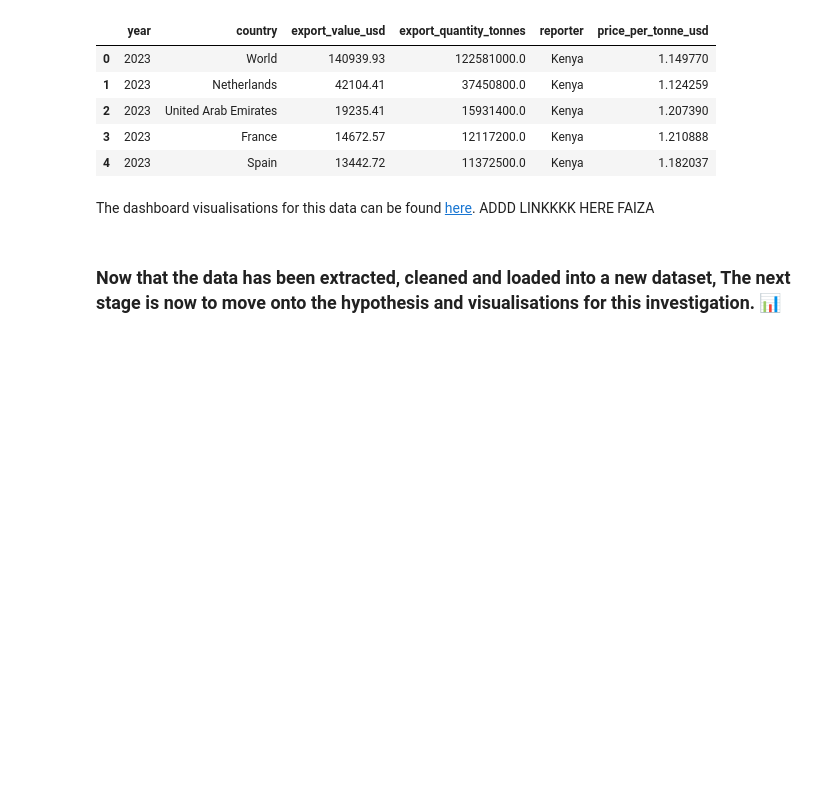
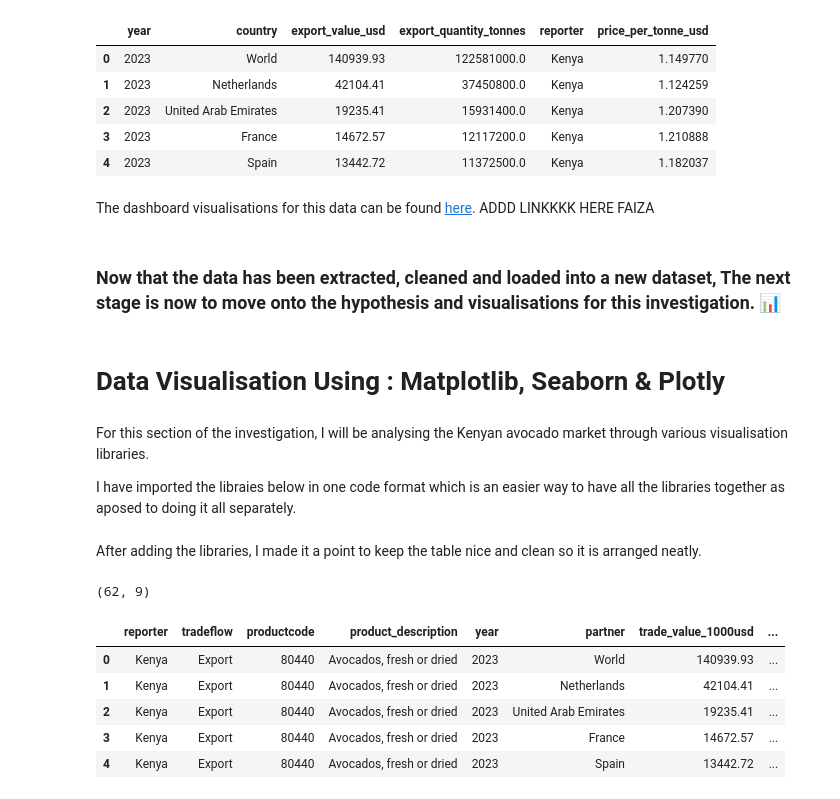
Before and after one commit to Fazestar01/Avocado-Exports-from-Kenya, a Jupyter notebook: jupyter_notebooks/kenyan-avocado-investigation.ipynb, the cells around one changed output. Cells and saved outputs as stored; diff of their text form; code cells hidden in the pictures; blank space fills up the shorter version.

```diff
--- a/jupyter_notebooks/kenyan-avocado-investigation.ipynb
+++ b/jupyter_notebooks/kenyan-avocado-investigation.ipynb
@@ -154,3 +160,9 @@ df.head()
 The dashboard visualisations for this data can be found [here](https://public.tableau.com/app/profile/kaori.ikarashi/viz/CarPriceAnalysis_17501618237170/Story1?publish=yes). ADDD LINKKKK HERE FAIZA
 # %% [markdown]
 ### Now that the data has been extracted, cleaned and loaded into a new dataset, The next stage is now to move onto the hypothesis and visualisations for this investigation. 📊
+# %% [markdown]
+# Data Visualisation Using : Matplotlib, Seaborn & Plotly
+# %% [markdown]
+For this section of the investigation, I will be analysing the Kenyan avocado market through various visualisation libraries.
+
+I have imported the libraies below in one code format which is an easier way to have all the libraries together as aposed to doing it all separately.
@@ -156,0 +174,23 @@ The dashboard visualisations for this data can be found [here](https://public.ta
+# %% [markdown]
+After adding the libraries, I made it a point to keep the table nice and clean so it is arranged neatly.
+# %%
+# Optional: display charts inside notebook
+%matplotlib inline
+
+# Read the dataset
+df = pd.read_csv("../data/raw/kenyan-avocados-guide-2023.csv")
+
+# Clean column names (if not already done)
+df.columns = df.columns.str.strip().str.lower().str.replace(' ', '_')
+
+# View basic info
+print(df.shape)
+df.head()
+# %% [output]
+(62, 9)
+|  | reporter | tradeflow | productcode | product_description | year | partner | trade_value_1000usd | ... |
+| 0 | Kenya | Export | 80440 | Avocados, fresh or dried | 2023 | World | 140939.93 | ... |
+| 1 | Kenya | Export | 80440 | Avocados, fresh or dried | 2023 | Netherlands | 42104.41 | ... |
+| 2 | Kenya | Export | 80440 | Avocados, fresh or dried | 2023 | United Arab Emirates | 19235.41 | ... |
+| 3 | Kenya | Export | 80440 | Avocados, fresh or dried | 2023 | France | 14672.57 | ... |
+| 4 | Kenya | Export | 80440 | Avocados, fresh or dried | 2023 | Spain | 13442.72 | ... |
```
Also changed, not shown: parts of 11 cells of this notebook.
